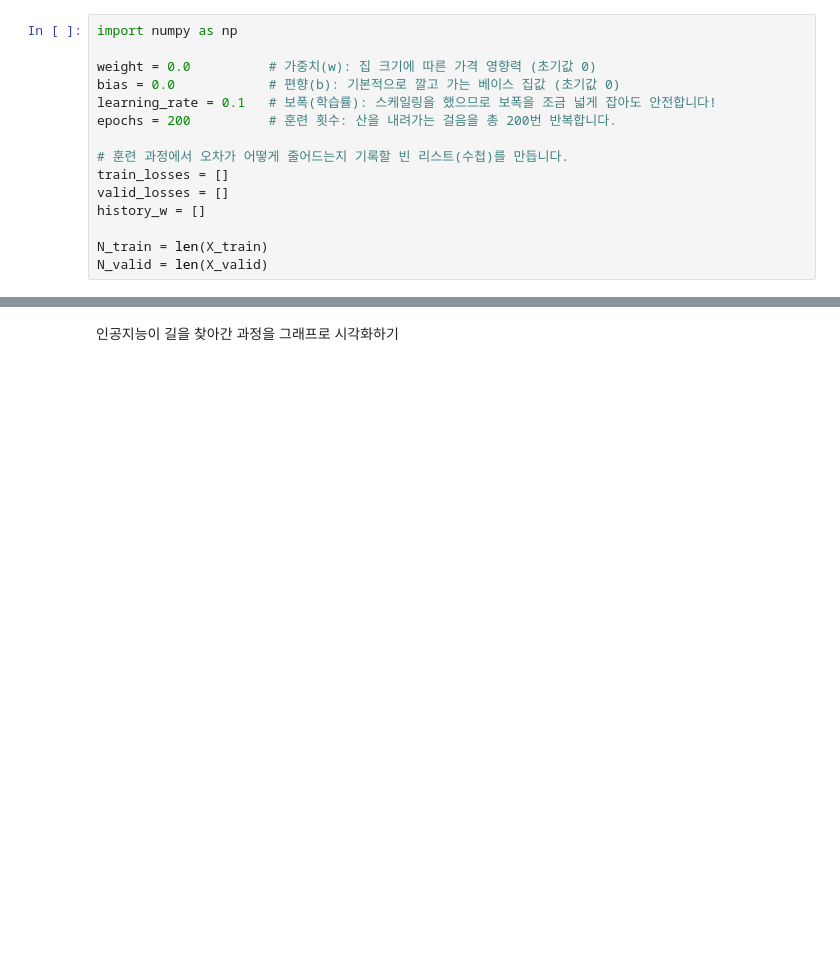
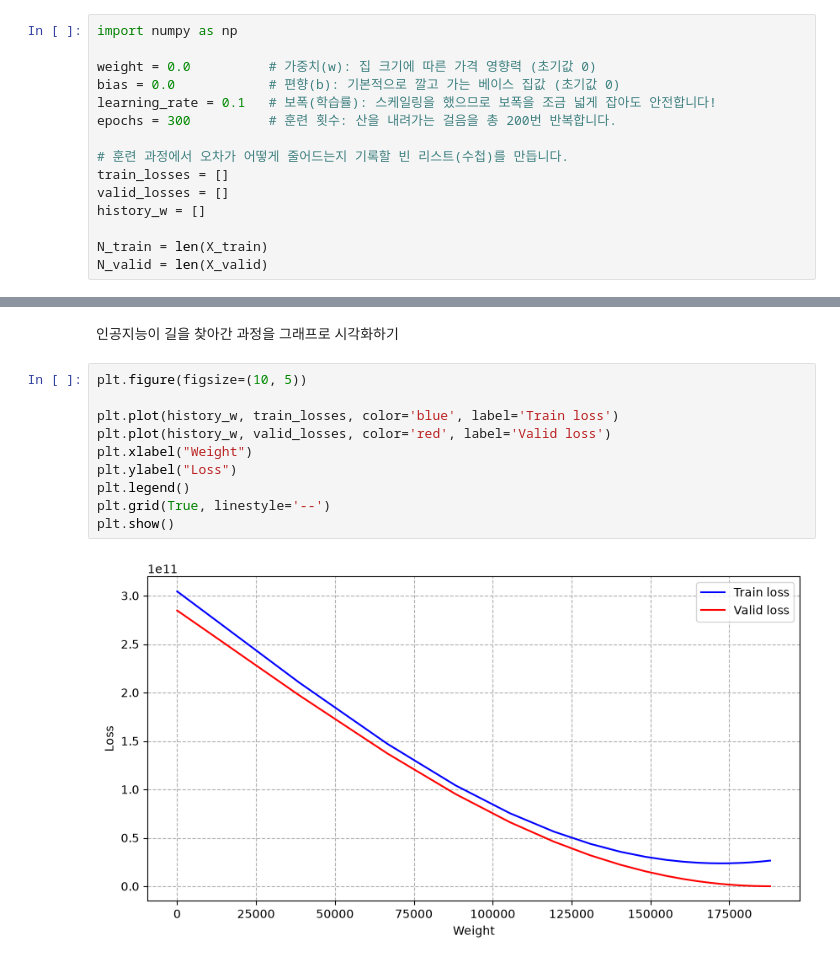
Before and after one commit to yonggyo1125/ax_study, a Jupyter notebook: 04_MACHINE_LEARNING/src/04_machine_learning/chapter02/02.ipynb, the cells around one changed output, grey strips where cells are left out. Cells and saved outputs as stored; diff of their text form; blank space fills up the shorter version.

```diff
--- a/04_MACHINE_LEARNING/src/04_machine_learning/chapter02/02.ipynb
+++ b/04_MACHINE_LEARNING/src/04_machine_learning/chapter02/02.ipynb
@@ -185,7 +185,7 @@ import numpy as np
 weight = 0.0          # 가중치(w): 집 크기에 따른 가격 영향력 (초기값 0)
 bias = 0.0            # 편향(b): 기본적으로 깔고 가는 베이스 집값 (초기값 0)
 learning_rate = 0.1   # 보폭(학습률): 스케일링을 했으므로 보폭을 조금 넓게 잡아도 안전합니다!
-epochs = 200          # 훈련 횟수: 산을 내려가는 걸음을 총 200번 반복합니다.
+epochs = 300          # 훈련 횟수: 산을 내려가는 걸음을 총 200번 반복합니다.
 
 # 훈련 과정에서 오차가 어떻게 줄어드는지 기록할 빈 리스트(수첩)를 만듭니다.
 train_losses = []
@@ -222,2 +235,14 @@ for epoch in range(epochs):
 # %% [markdown]
 인공지능이 길을 찾아간 과정을 그래프로 시각화하기
+# %%
+plt.figure(figsize=(10, 5))
+
+plt.plot(history_w, train_losses, color='blue', label='Train loss')
+plt.plot(history_w, valid_losses, color='red', label='Valid loss')
+plt.xlabel("Weight")
+plt.ylabel("Loss")
+plt.legend()
+plt.grid(True, linestyle='--')
+plt.show()
+# %% [output]
+[figure, added]
```
Also changed, not shown: parts of 1 cell of this notebook.
